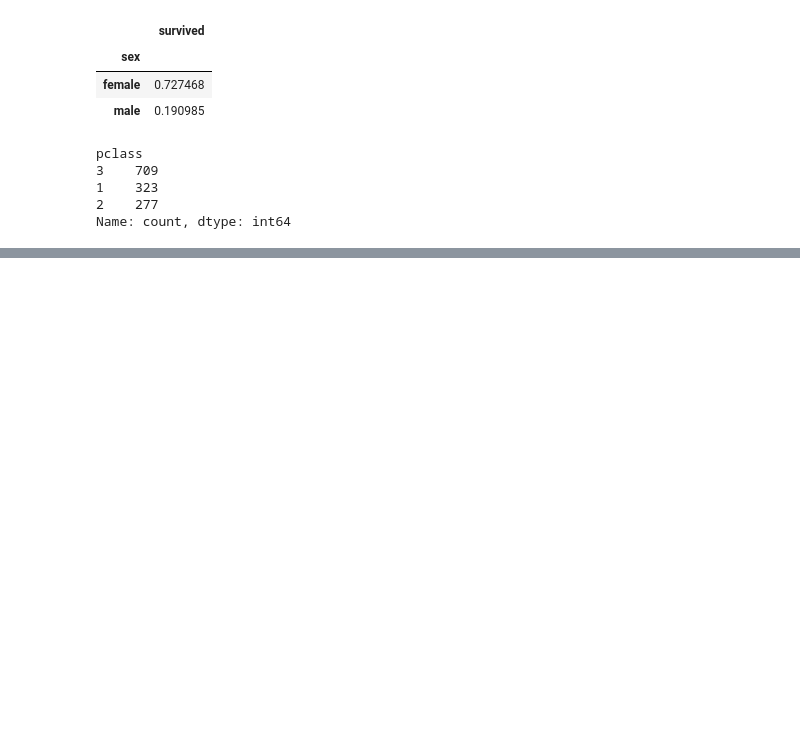
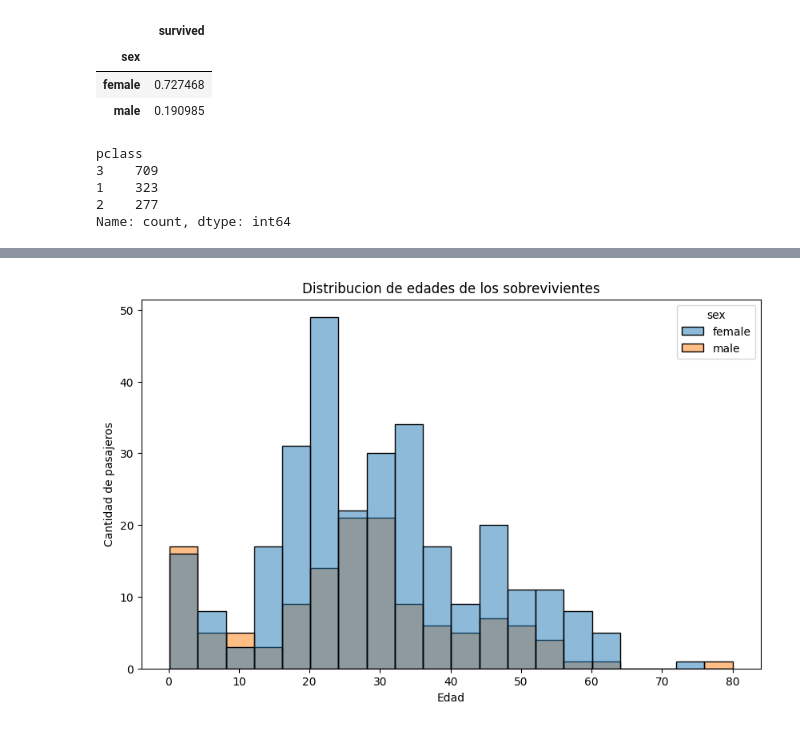
Before and after one commit to oscardbocanegra/projects, a Jupyter notebook: machine_learning/clasificacion/titanic.ipynb, the cells around one changed output, grey strips where cells are left out. Saved outputs shown, nothing was run; the diff lists cells and outputs as text; code cells hidden in the pictures; blank space fills up the shorter version.

```diff
--- a/machine_learning/clasificacion/titanic.ipynb
+++ b/machine_learning/clasificacion/titanic.ipynb
@@ -79,0 +139,9 @@ Name: count, dtype: int64
+# %%
+plt.figure(figsize=(10,6))
+sns.histplot(data= data[data['survived'] == 1], x='age', hue='sex', bins=20, label='sobrevivientes')
+plt.xlabel('Edad')
+plt.ylabel('Cantidad de pasajeros')
+plt.title('Distribucion de edades de los sobrevivientes')
+plt.show()
+# %% [output]
+[figure, added]
```
Also changed, not shown: parts of 7 cells of this notebook.
